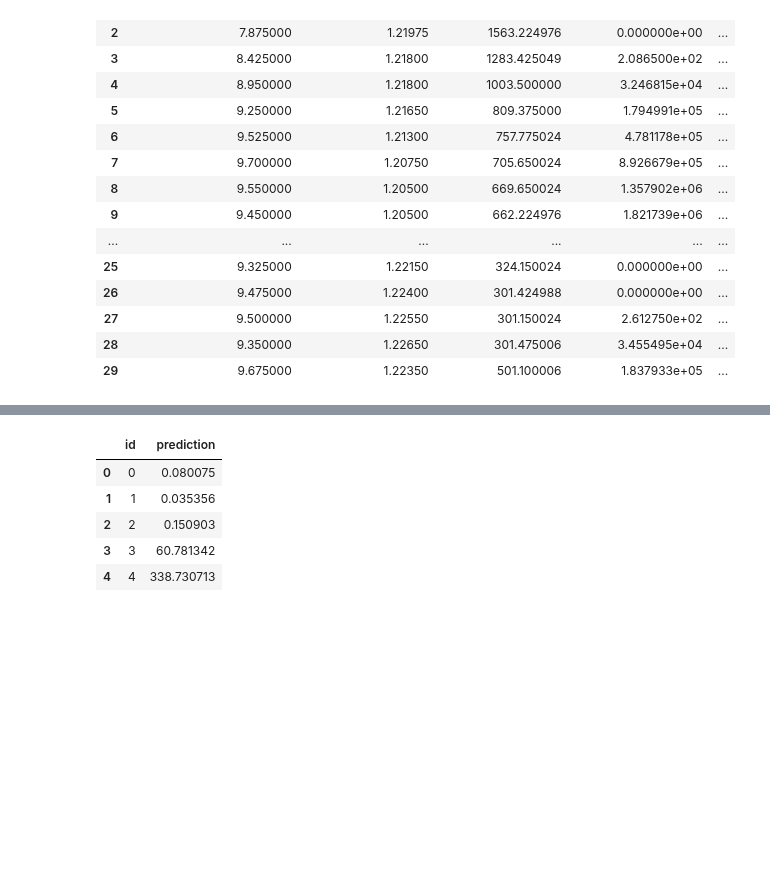
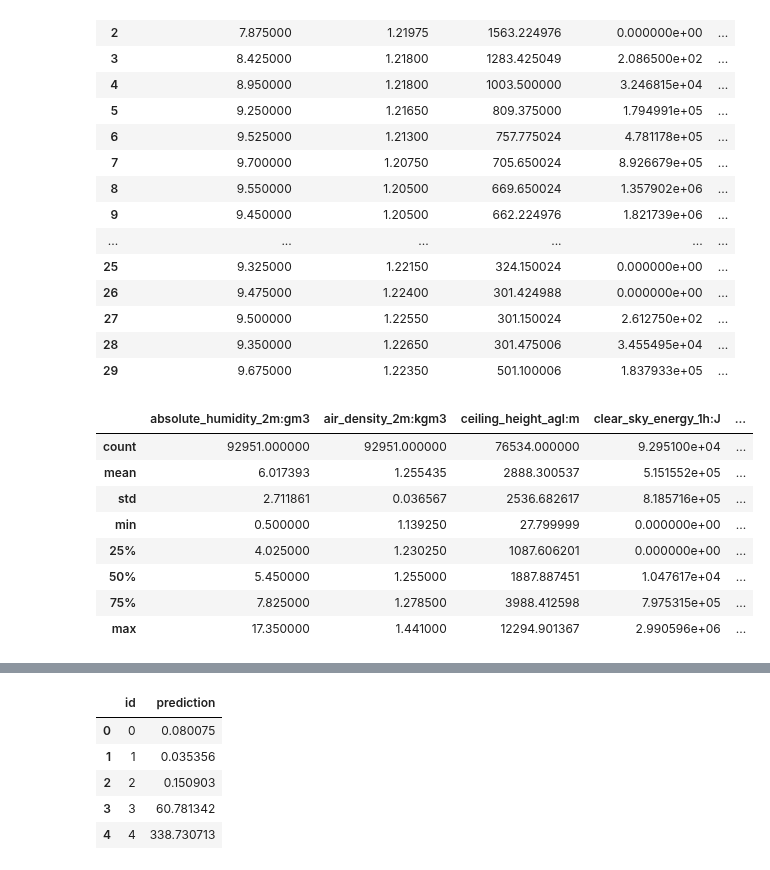
Before and after one commit to mikaelste/TDT4173-project, a Jupyter notebook: henning mats/play.ipynb, the cells around one changed output, grey strips where cells are left out. Drawn from its saved outputs; the diff is of its cells as text; code cells hidden in the pictures; blank space fills up the shorter version.

```diff
--- a/henning mats/play.ipynb
+++ b/henning mats/play.ipynb
@@ -244,4 +290,16 @@ A_B_C_all.head(30)
 | 27 | 9.500000 | 1.22550 | 301.150024 | 2.612750e+02 | ... |
 | 28 | 9.350000 | 1.22650 | 301.475006 | 3.455495e+04 | ... |
 | 29 | 9.675000 | 1.22350 | 501.100006 | 1.837933e+05 | ... |
+# %%
+A_B_C_all.describe()
+# %% [output]
+|  | absolute_humidity_2m:gm3 | air_density_2m:kgm3 | ceiling_height_agl:m | clear_sky_energy_1h:J | ... |
+| count | 92951.000000 | 92951.000000 | 76534.000000 | 9.295100e+04 | ... |
+| mean | 6.017393 | 1.255435 | 2888.300537 | 5.151552e+05 | ... |
+| std | 2.711861 | 0.036567 | 2536.682617 | 8.185716e+05 | ... |
+| min | 0.500000 | 1.139250 | 27.799999 | 0.000000e+00 | ... |
+| 25% | 4.025000 | 1.230250 | 1087.606201 | 0.000000e+00 | ... |
+| 50% | 5.450000 | 1.255000 | 1887.887451 | 1.047617e+04 | ... |
+| 75% | 7.825000 | 1.278500 | 3988.412598 | 7.975315e+05 | ... |
+| max | 17.350000 | 1.441000 | 12294.901367 | 2.990596e+06 | ... |
 # %%
```
Also changed, not shown: parts of 13 cells of this notebook, 17 other files.
